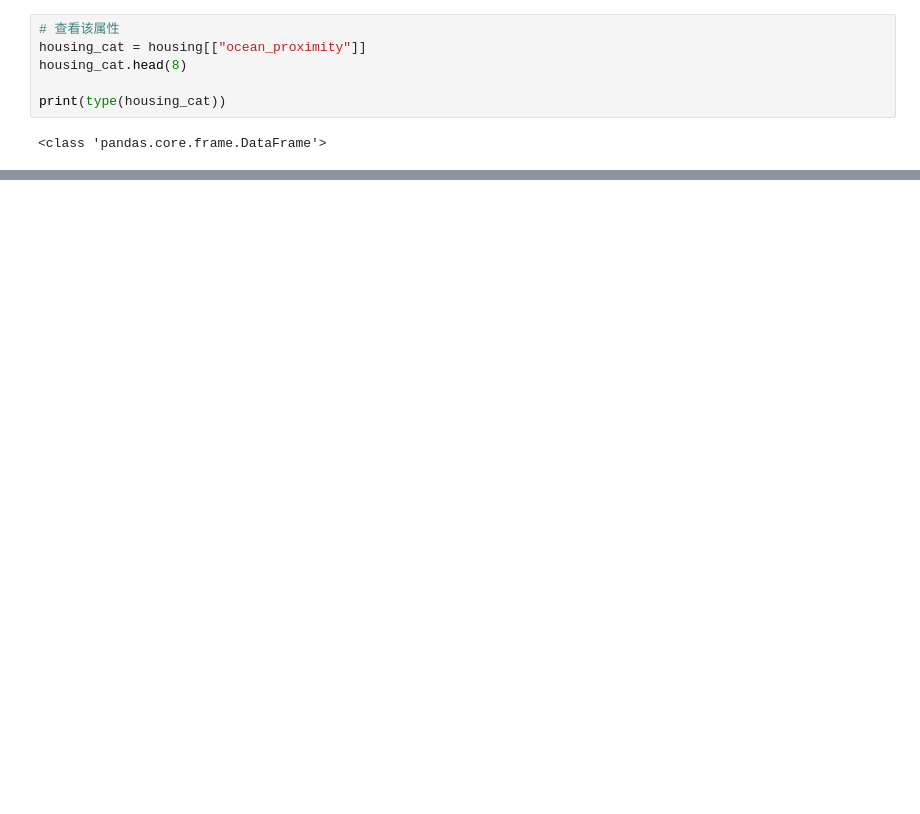
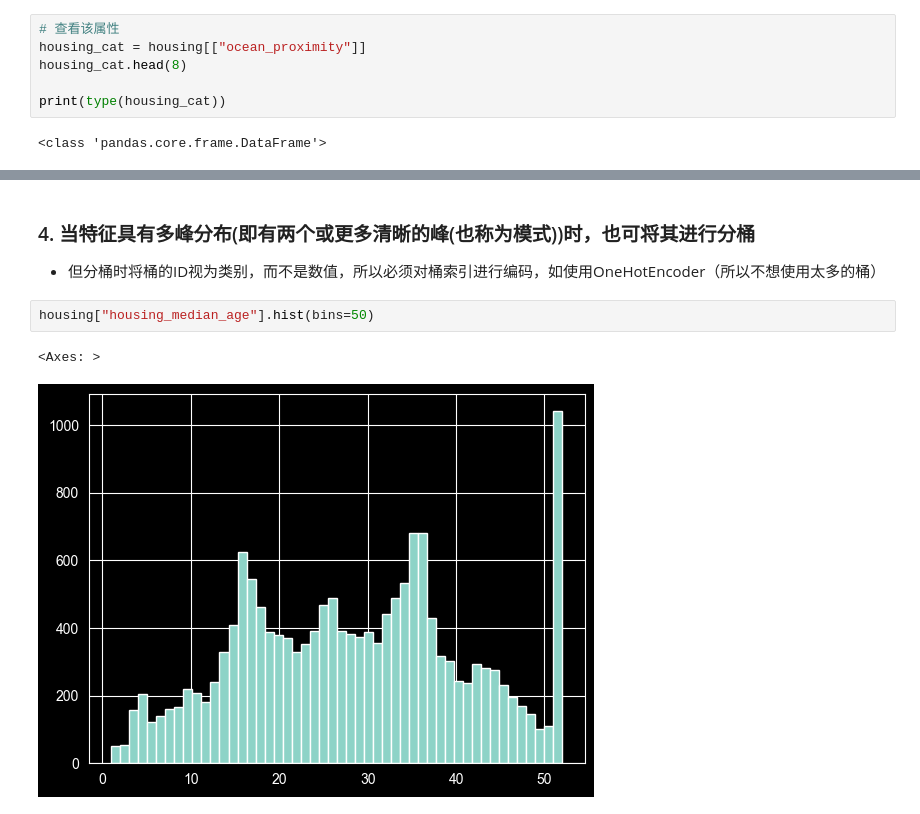
Before and after one commit to machao318927/Hands-On-Machine-Learning, a Jupyter notebook: my-study/02_End-to-end Machine Learning project.ipynb, the cells around one changed output, grey strips where cells are left out. Drawn from its saved outputs; the diff is of its cells as text; blank space fills up the shorter version.

```diff
--- a/my-study/02_End-to-end Machine Learning project.ipynb
+++ b/my-study/02_End-to-end Machine Learning project.ipynb
@@ -1753,0 +2539,8 @@ print(housing_cat_encoded_tr.head(8))
+# %% [markdown]
+### 4. 当特征具有多峰分布(即有两个或更多清晰的峰(也称为模式))时，也可将其进行分桶
+* 但分桶时将桶的ID视为类别，而不是数值，所以必须对桶索引进行编码，如使用OneHotEncoder（所以不想使用太多的桶）
+# %%
+housing["housing_median_age"].hist(bins=50)
+# %% [output]
+<Axes: >
+[figure, added]
```
Also changed, not shown: parts of 47 cells of this notebook.
